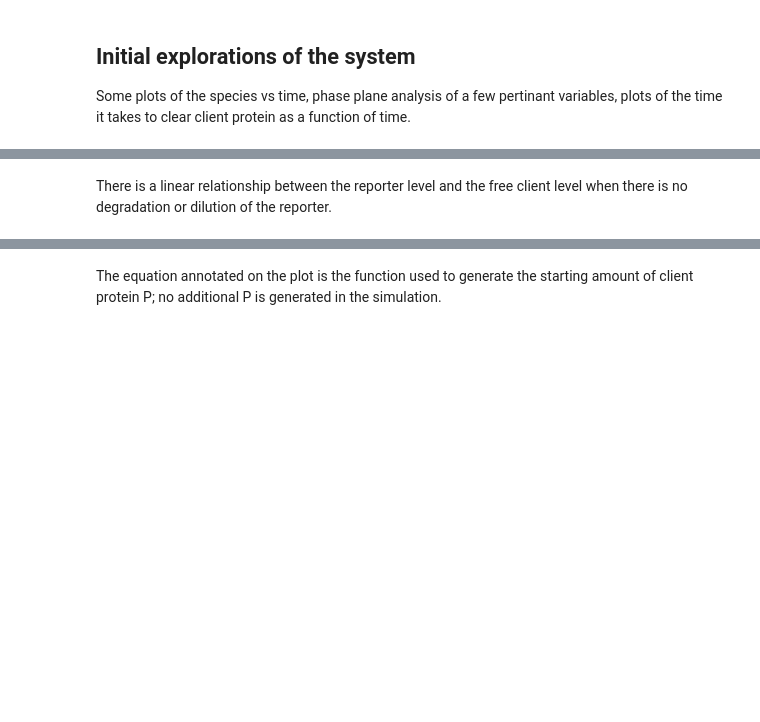
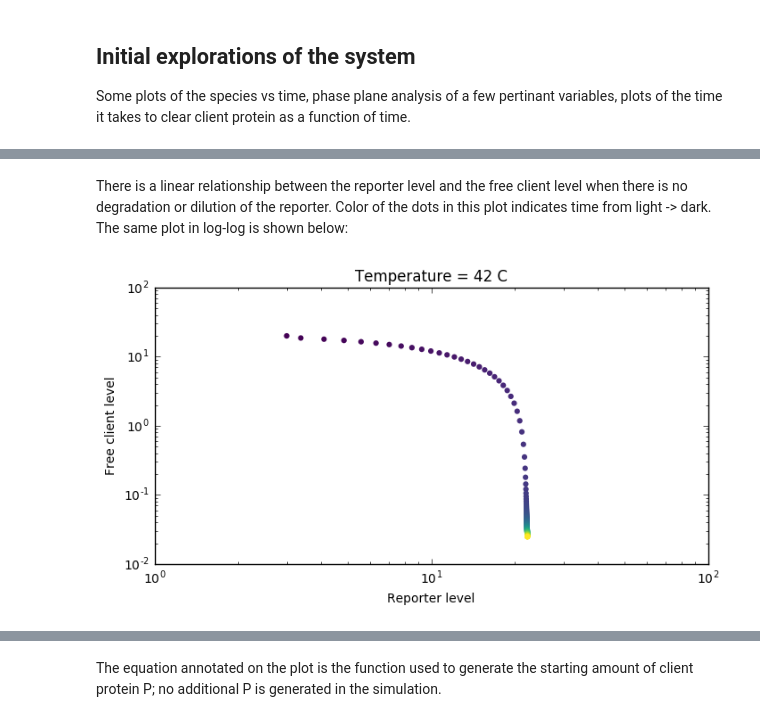
Before and after one commit to haneulyoo/agg_simv2, a Jupyter notebook: zheng-2016-summary.ipynb, the cells around one changed output, grey strips where cells are left out. Saved outputs shown, nothing was run; the diff lists cells and outputs as text; code cells hidden in the pictures; blank space fills up the shorter version.

```diff
--- a/zheng-2016-summary.ipynb
+++ b/zheng-2016-summary.ipynb
@@ -130,5 +130,18 @@ plt.show()
 # %% [markdown]
-There is a linear relationship between the reporter level and the free client level when there is no degradation or dilution of the reporter.
+There is a linear relationship between the reporter level and the free client level when there is no degradation or dilution of the reporter. Color of the dots in this plot indicates time from light -> dark. The same plot in log-log is shown below:
+# %%
+f = plt.figure(figsize = (8,4))
+ax = f.add_subplot(111)
+ax.scatter(z[3][:,5], z[3][:,4], c = time, cmap = "viridis", linewidths = 0)
+ax.set_ylabel("Free client level")
+ax.set_xlabel("Reporter level")
+ax.set_title("Temperature = 42 C")
+#ax.set_ylim(-5, 25)
+ax.set_xscale("log")
+ax.set_yscale("log")
+plt.show()
+# %% [output]
+[figure, added]
 # %%
 T = np.linspace(35, 46)
 times = []
```
Also changed, not shown: parts of 8 cells of this notebook.
